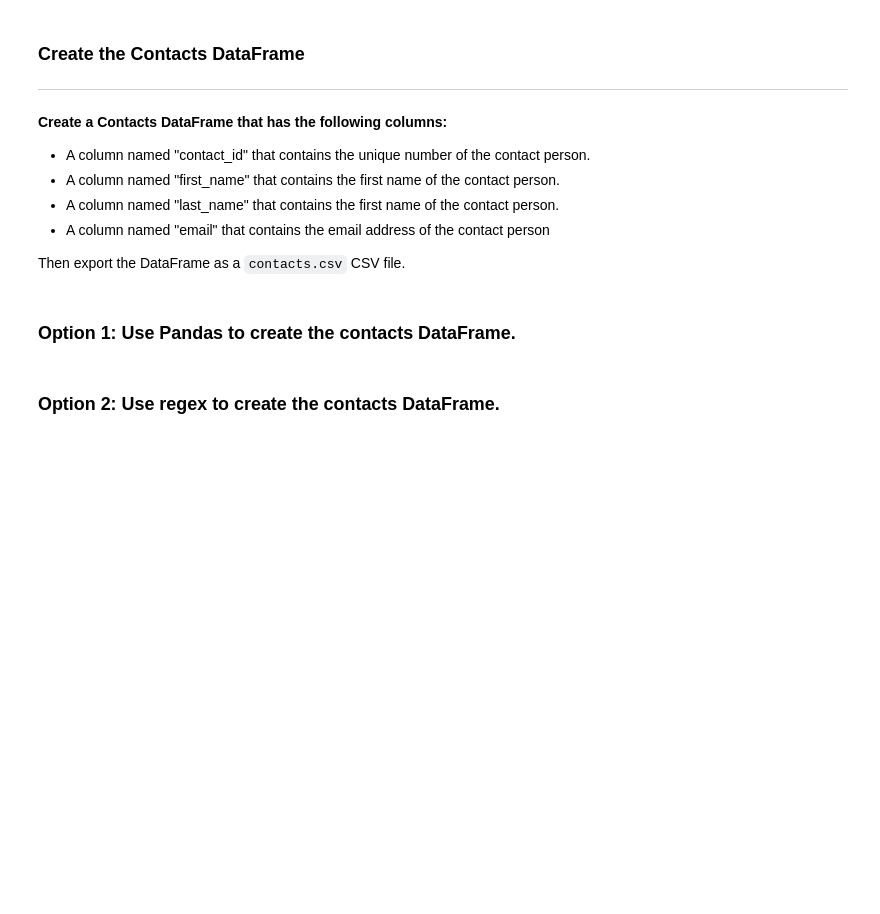
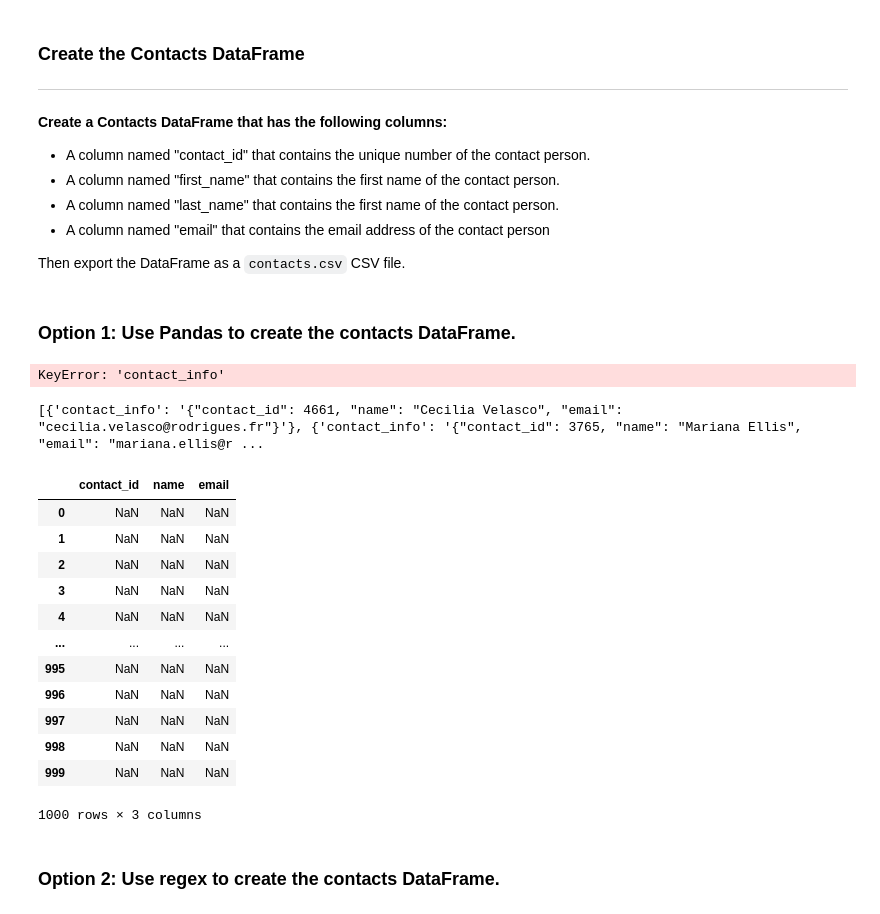
Before and after one commit to gabrielaza22/Crowdfunding_ETL, a Jupyter notebook: ETL_Mini_Project_Starter_Code.ipynb, the cells around one changed output. Drawn from its saved outputs; the diff is of its cells as text; code cells hidden in the pictures; blank space fills up the shorter version.

```diff
--- a/ETL_Mini_Project_Starter_Code.ipynb
+++ b/ETL_Mini_Project_Starter_Code.ipynb
@@ -341,5 +367,5 @@ campaign_cleaned.to_csv("Resources/campaign.csv", index=False)
 ### Extract the contacts.xlsx Data.
 # %%
 # Read the data into a Pandas DataFrame. Use the `header=2` parameter when reading in the data.
-contact_info_df = pd.read_excel('Resources/contacts.xlsx', header=2)
+contact_info_df = pd.read_excel('Resources/contacts.xlsx', header=3)
 contact_info_df.head()
@@ -355,11 +388,28 @@ contact_info_df.head()
 Then export the DataFrame as a `contacts.csv` CSV file.
 # %% [markdown]
 ### Option 1: Use Pandas to create the contacts DataFrame.
+# %%
+# Iterate through the contact_info_df and convert each row to a dictionary.
+import json
+dict_values = []
+#contact_info_df.iloc[1].to_dict()
+
+contact_info_dict_list = []
+
+for index, row in contact_info_df.iterrows():
+    contact_info_dict = list(json.loads(row.to_dict()["contact_info"]).values()) #if this doesn't work, revise this line
+    contact_info_dict_list.append(contact_info_dict)
+    print(list(json.loads(row.to_dict()["contact_info"]).items()))
+    break
+# %% [output]
+KeyError: 'contact_info'
 # %%
 # Iterate through the contact_info_df and convert each row to a dictionary.
-import json
 dict_values = []
-
-
-# Print out the list of values for each row.
+for i in range(len(contact_info_df)):
+    row_dict = contact_info_df.iloc[i].to_dict()
+    dict_values.append(row_dict)
+# Display the list of dictionaries
 print(dict_values)
+# %% [output]
+[{'contact_info': '{"contact_id": 4661, "name": "Cecilia Velasco", "email": "cecilia.velasco@rodrigues.fr"}'}, {'contact_info': '{"contact_id": 3765, "name": "Mariana Ellis", "email": "mariana.ellis@r ...
@@ -366,6 +418,22 @@ print(dict_values)
 # %%
 # Create a contact_info DataFrame and add each list of values, i.e., each row
 # to the 'contact_id', 'name', 'email' columns.
+contact_info_df=pd.DataFrame(dict_values, columns=["contact_id", "name", "email"])
+contact_info_df
+# %% [output]
+|  | contact_id | name | email |
+| 0 | NaN | NaN | NaN |
+| 1 | NaN | NaN | NaN |
+| 2 | NaN | NaN | NaN |
+| 3 | NaN | NaN | NaN |
+| 4 | NaN | NaN | NaN |
+| ... | ... | ... | ... |
+| 995 | NaN | NaN | NaN |
+| 996 | NaN | NaN | NaN |
+| 997 | NaN | NaN | NaN |
+| 998 | NaN | NaN | NaN |
+| 999 | NaN | NaN | NaN |
+1000 rows × 3 columns
 # %%
 # Check the datatypes.
 # %%
```
Also changed, not shown: parts of 12 cells of this notebook, 11 other files.
